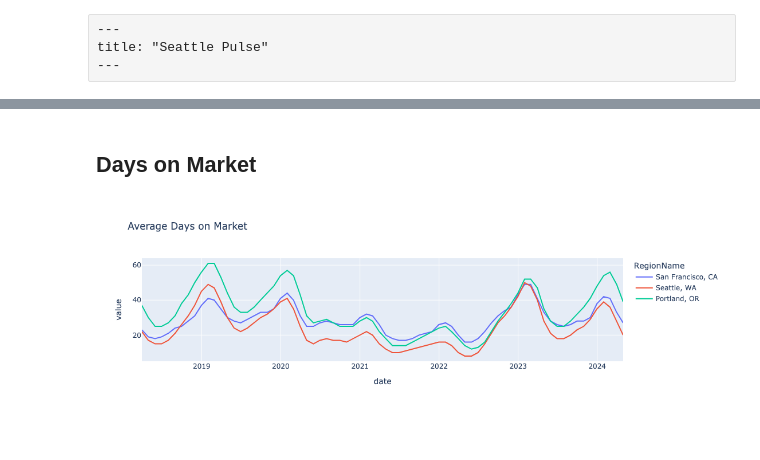
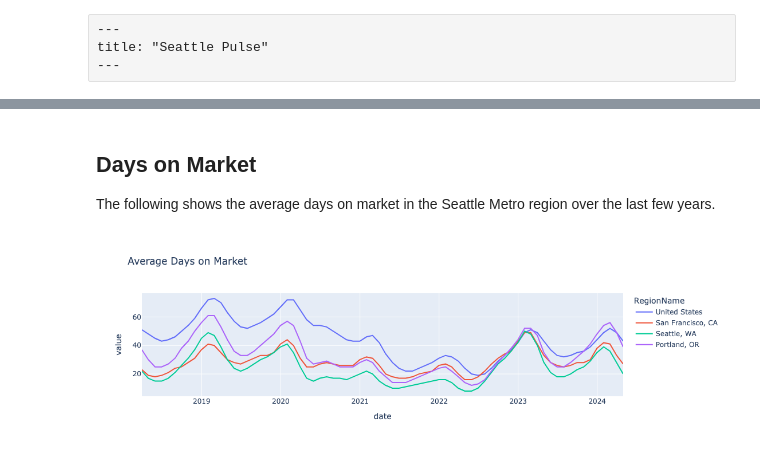
Before and after one commit to jdonaldson/elizabethdonaldsonhomes, a Jupyter notebook: pulse.ipynb, the cells around one changed output, grey strips where cells are left out. Drawn from its saved outputs; the diff is of its cells as text; code cells hidden in the pictures.

```diff
--- a/pulse.ipynb
+++ b/pulse.ipynb
@@ -9,9 +9,9 @@ import plotly.io as pio
 
 
 import plotly.express as px
-regions = ["Seattle, WA", "Portland, OR", "San Francisco, CA"]
+regions = ["Seattle, WA", "United States", "San Francisco, CA"]
 
-def grab_data(data_code):
+def grab_data(data_code, regions):
   args = {
       "filepath_or_buffer" : f"https://files.zillowstatic.com/research/public_csvs/{data_code}.csv",
       "index_col" : [0,1,2,3,4],
@@ -22,8 +22,8 @@ def grab_data(data_code):
   dat = dat[dat["RegionName"].isin(regions)]
   return dat
 
-def plotly_code(data_code, title):
-  dat = grab_data(data_code)
+def plotly_code(data_code, title, regions):
+  dat = grab_data(data_code, regions)
   fig = px.line(dat, y="value", color="RegionName", x="date", title=title)
   fig.show();
 # %% [markdown]
@@ -41,10 +41,12 @@ plotly_code(data_code, "Housing Inventory" )
 [figure]
 # %% [markdown]
 ## Days on Market
+The following shows the average days on market in the Seattle Metro region over the last few years.
 # %%
 #| title: Seattle Days on Market
 #| echo: false
 data_code = "mean_doz_pending/Metro_mean_doz_pending_uc_sfrcondo_sm_month"
-plotly_code(data_code, "Average Days on Market")
+
+plotly_code(data_code, "Average Days on Market", ["Seattle, WA", "San Francisco, CA", "Portland, OR", "United States"])
 # %% [output]
-[figure, old version]
+[figure, new version]
```
Also changed, not shown: parts of 2 cells of this notebook.
